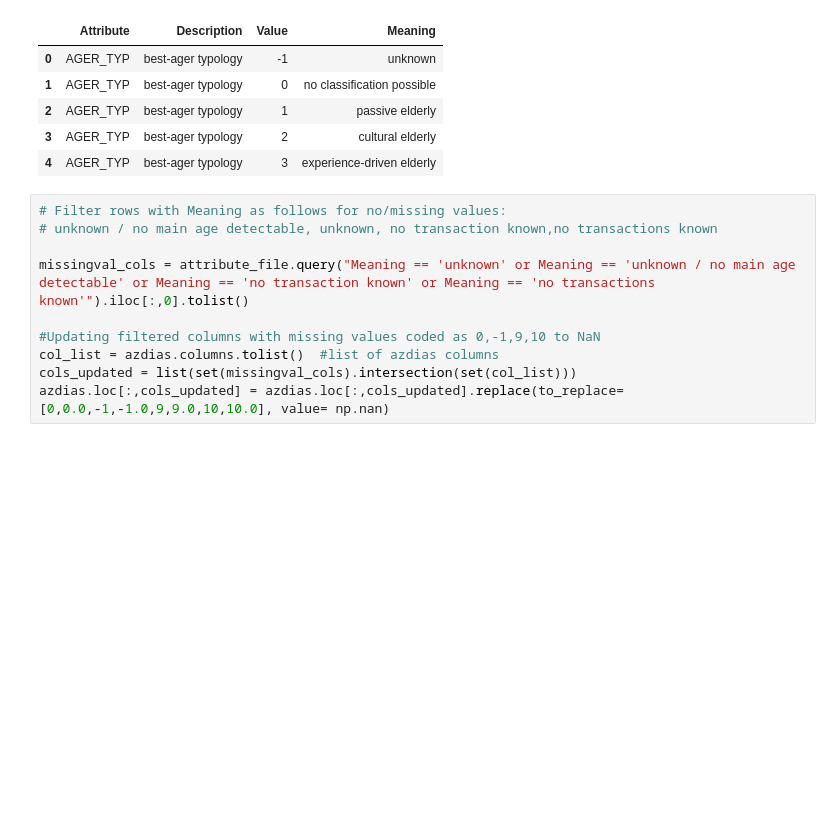
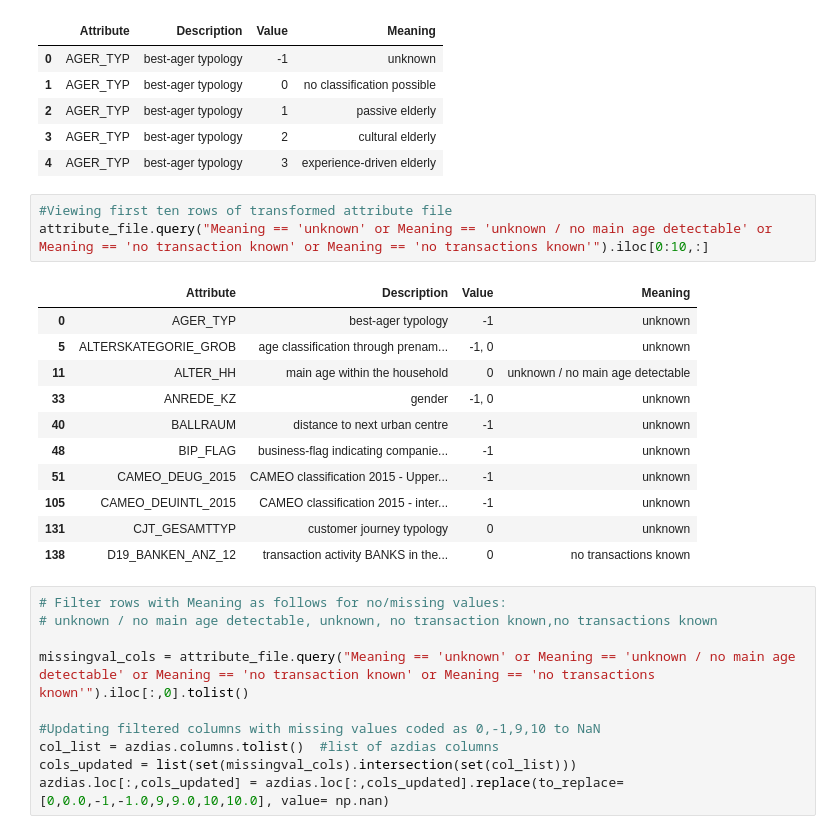
Before and after one commit to Prabhmit/Arvato_Financial_Services, a Jupyter notebook: Arvato Project Workbook.ipynb, the cells around one changed output. Cells and saved outputs as stored; diff of their text form; blank space fills up the shorter version.

```diff
--- a/Arvato Project Workbook.ipynb
+++ b/Arvato Project Workbook.ipynb
@@ -309,6 +309,21 @@ attribute_file.head()
 | 2 | AGER_TYP | best-ager typology | 1 | passive elderly |
 | 3 | AGER_TYP | best-ager typology | 2 | cultural elderly |
 | 4 | AGER_TYP | best-ager typology | 3 | experience-driven elderly |
+# %%
+#Viewing first ten rows of transformed attribute file
+attribute_file.query("Meaning == 'unknown' or Meaning == 'unknown / no main age detectable' or Meaning == 'no transaction known' or Meaning == 'no transactions known'").iloc[0:10,:]
+# %% [output]
+|  | Attribute | Description | Value | Meaning |
+| 0 | AGER_TYP | best-ager typology | -1 | unknown |
+| 5 | ALTERSKATEGORIE_GROB | age classification through prenam... | -1, 0 | unknown |
+| 11 | ALTER_HH | main age within the household | 0 | unknown / no main age detectable |
+| 33 | ANREDE_KZ | gender | -1, 0 | unknown |
+| 40 | BALLRAUM | distance to next urban centre | -1 | unknown |
+| 48 | BIP_FLAG | business-flag indicating companie... | -1 | unknown |
+| 51 | CAMEO_DEUG_2015 | CAMEO classification 2015 - Upper... | -1 | unknown |
+| 105 | CAMEO_DEUINTL_2015 | CAMEO classification 2015 - inter... | -1 | unknown |
+| 131 | CJT_GESAMTTYP | customer journey typology | 0 | unknown |
+| 138 | D19_BANKEN_ANZ_12 | transaction activity BANKS in the... | 0 | no transactions known |
 # %%
 # Filter rows with Meaning as follows for no/missing values:
 # unknown / no main age detectable, unknown, no transaction known,no transactions known
```
Also changed, not shown: parts of 3 cells of this notebook.
